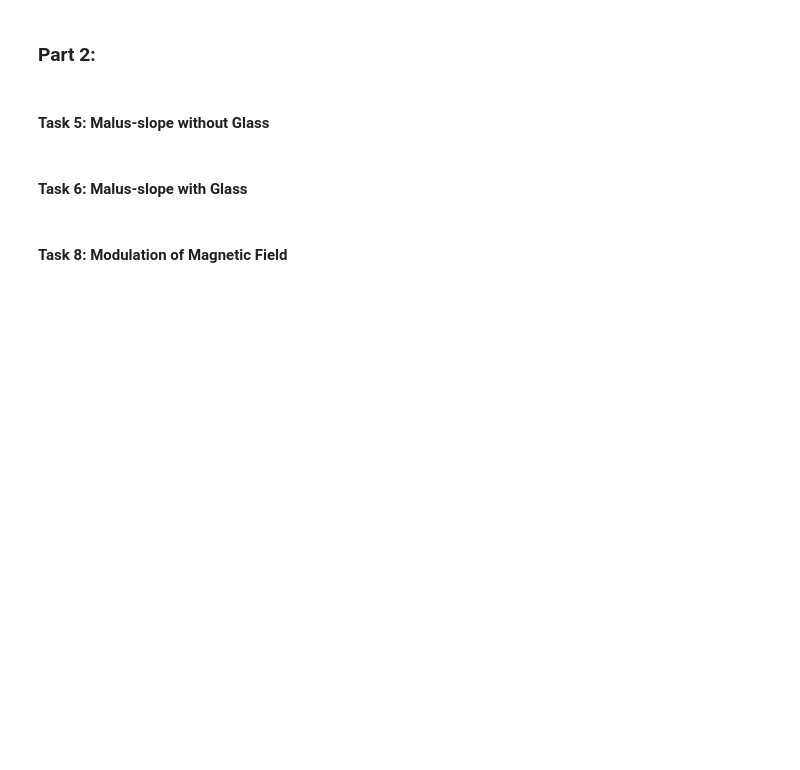
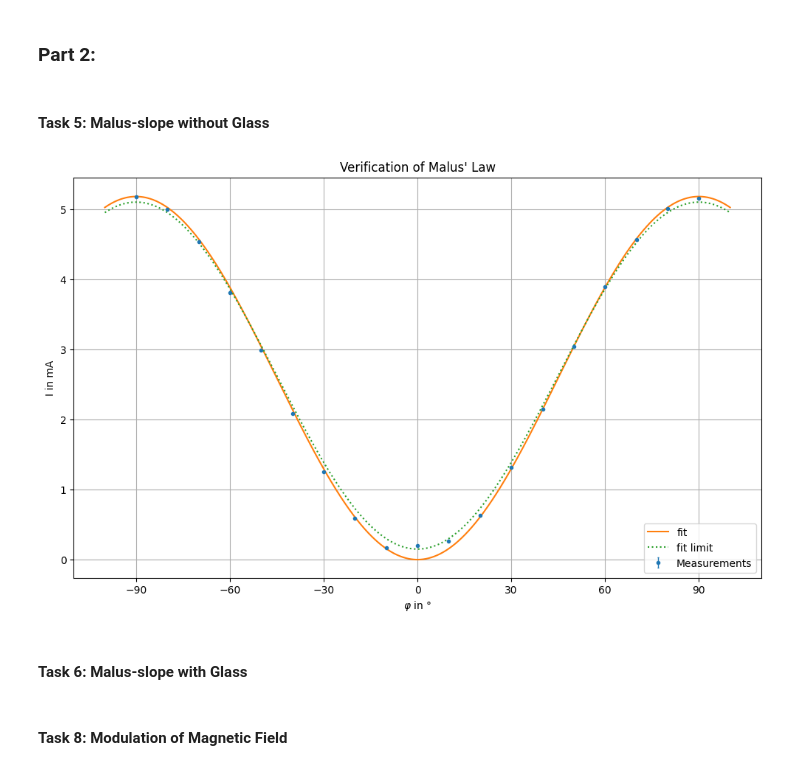
Before and after one commit to cembomembo/FP-Faraday, a Jupyter notebook: Evaluation/evaluation.ipynb, the cells around one changed output. Cells and saved outputs as stored; diff of their text form; code cells hidden in the pictures; blank space fills up the shorter version.

```diff
--- a/Evaluation/evaluation.ipynb
+++ b/Evaluation/evaluation.ipynb
@@ -143,7 +143,40 @@ I_phi = np.array([
   [-80, 5.00],
   [-90, 5.18]
 
-])
+]).T
+# %%
+
+plt.figure(figsize=(10., 6.2))
+plt.errorbar(I_phi[0],I_phi[1],yerr=0.01, fmt='.', capsize=1, elinewidth=1, label='Measurements')# xerr=0.01, line_style='dashed' )
+plt.ylabel(r'I in mA')
+plt.xlabel(r"$\varphi$ in °")
+
+# Manual fit cos(phi):
+x_fit = np.linspace(-100,100,1000)
+def y_fit(x):
+    x = x*2*np.pi/360
+    return 5.18*np.cos(x+np.pi/2)**2
+plt.plot(x_fit,y_fit(x_fit),'-', label='Fit')
+
+def y_fit_grenz(x):
+    x = x*2*np.pi/360
+    return 4.95*np.cos(x+np.pi/2)**2+0.15
+plt.plot(x_fit,y_fit_grenz(x_fit),':', label='Fit limit')
+
+plt.xticks(np.linspace(-90,90,7))
+plt.tight_layout()
+plt.grid(True)
+plt.legend(loc=4)
+plt.title('Verification of Malus\' Law')
+plt.show()
+
+I_par = np.max(y_fit(x_fit))
+I_par_err = np.abs(np.max(y_fit_grenz(x_fit)) - np.max(y_fit(x_fit)))
+
+I_par = np.min(y_fit(x_fit))
+I_par_err = np.abs(np.min(y_fit_grenz(x_fit)) - np.min(y_fit(x_fit)))
+# %% [output]
+[figure, added]
 # %% [markdown]
 #### Task 6: Malus-slope with Glass
 # %% [markdown]
```
Also changed, not shown: parts of 2 cells of this notebook.
